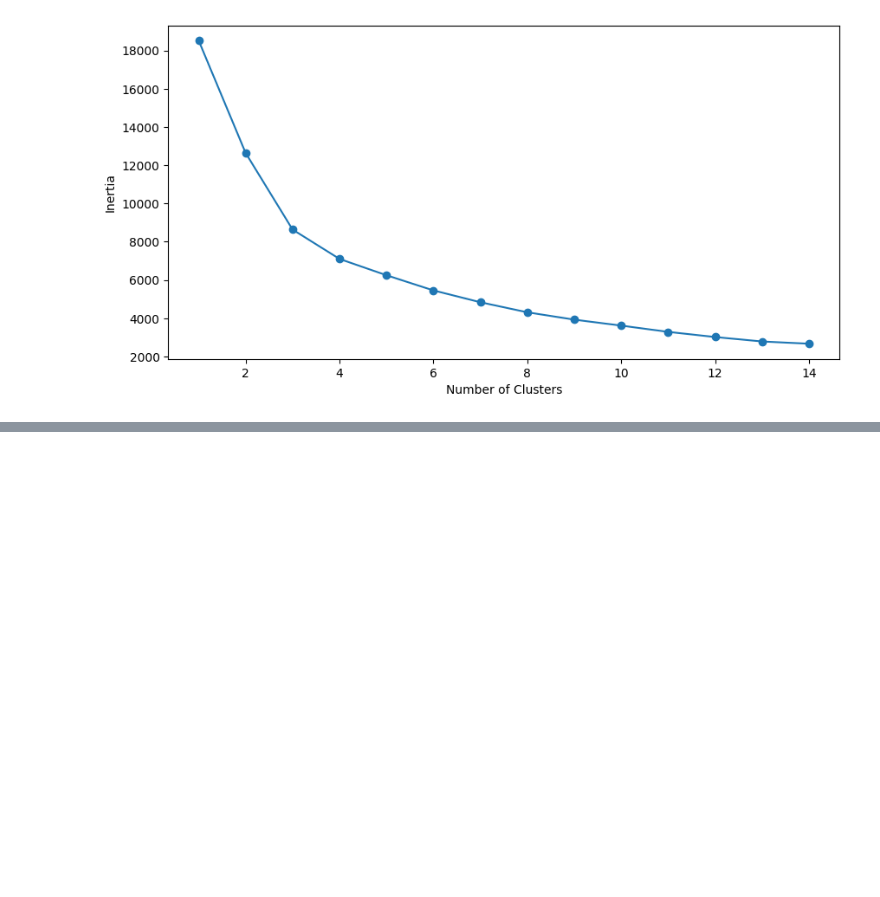
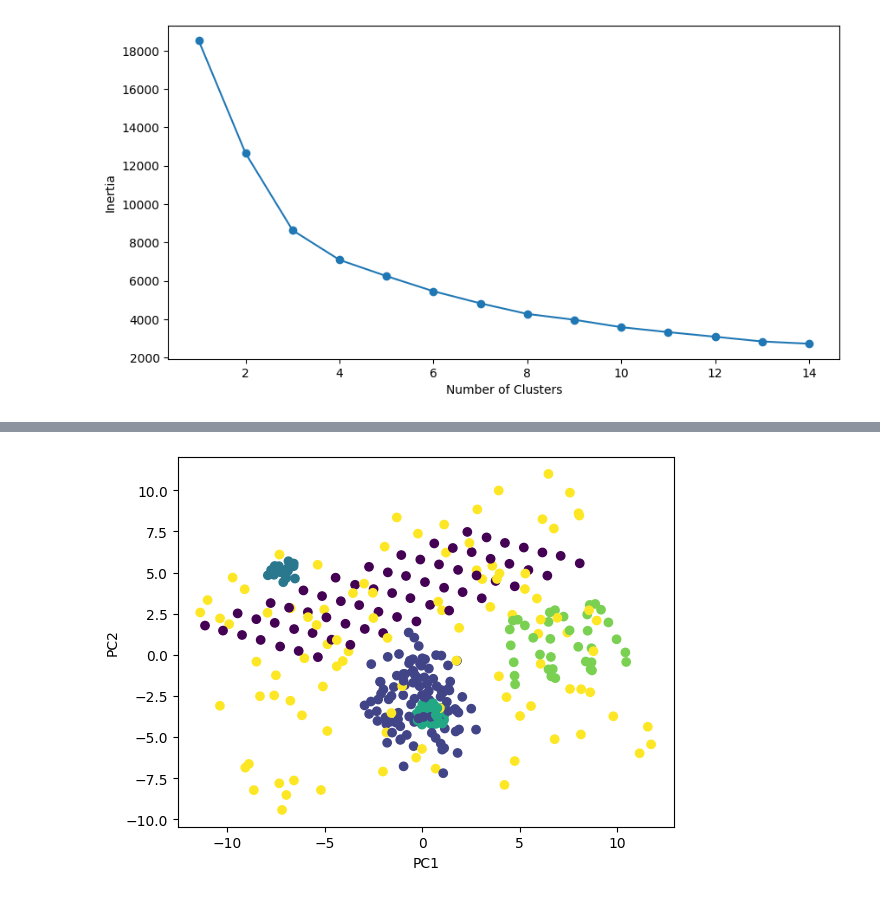
Before and after one commit to SavasKoeklu/NEC_A3, a Jupyter notebook: k-mean.ipynb, the cells around one changed output, grey strips where cells are left out. Cells and saved outputs as stored; diff of their text form; code cells hidden in the pictures; blank space fills up the shorter version.

```diff
--- a/k-mean.ipynb
+++ b/k-mean.ipynb
@@ -64,0 +61,9 @@ optimise_kmeans(data=x, k_max=15)
+# %%
+# Plot points with first two principal components
+from sklearn import decomposition
+
+pca = decomposition.PCA(n_components=2)
+principal_components = pca.fit_transform(x)
+
+principal_df = pd.DataFrame(principal_components, columns=('PC1','PC2'))
+principal_df.head()
@@ -64,0 +77,8 @@ optimise_kmeans(data=x, k_max=15)
+# %%
+df = pd.concat([principal_df, y], axis=1)
+plt.scatter(df['PC1'],df['PC2'], c=df['class'])
+plt.xlabel('PC1')
+plt.ylabel('PC2')
+plt.show()
+# %% [output]
+[figure, added]
```
Also changed, not shown: parts of 34 cells of this notebook, 1 other file.
